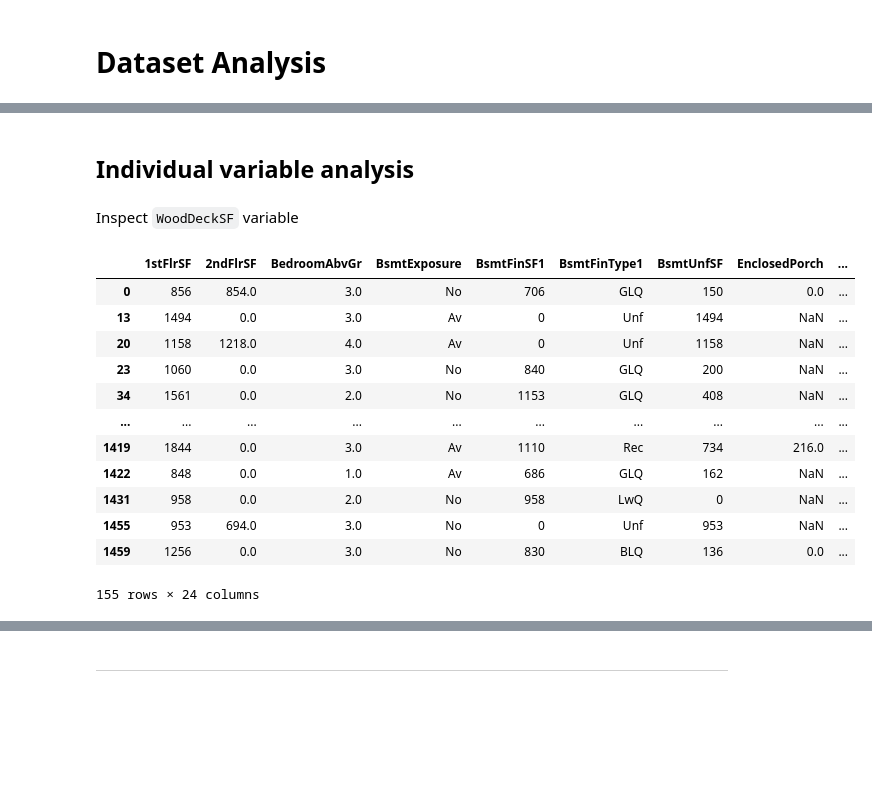
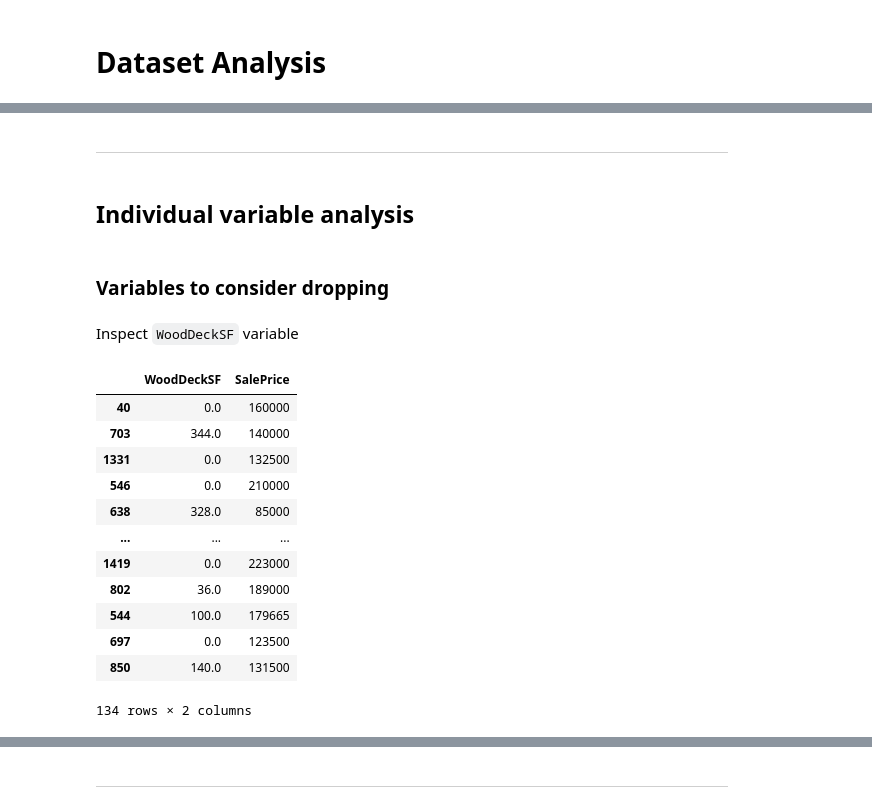
Before and after one commit to JPRodrigues-gh/housing-sales-price-prediction-dashboard, a Jupyter notebook: jupyter_notebooks/data_cleaning.ipynb, the cells around one changed output, grey strips where cells are left out. Drawn from its saved outputs; the diff is of its cells as text; code cells hidden in the pictures; blank space fills up the shorter version.

```diff
--- a/jupyter_notebooks/data_cleaning.ipynb
+++ b/jupyter_notebooks/data_cleaning.ipynb
@@ -55,3 +65,10 @@ import pandas as pd
+# %%
+import numpy as np
+import pandas as pd
+pd.options.display.max_columns = None
+from pandas_profiling import ProfileReport
+from feature_engine.imputation import ArbitraryNumberImputer, CategoricalImputer
+from sklearn.pipeline import Pipeline
 # %% [markdown]
 ---
 # %% [markdown]
@@ -77,0 +298,9 @@ There are however differences in datatypes between the house_prices_records and
+# %%
+from sklearn.model_selection import train_test_split
+TrainSet, TestSet, _, __ = train_test_split(
+                                        df,
+                                        df['SalePrice'],
+                                        test_size=0.2,
+                                        random_state=0)
+
+print(f"TrainSet shape: {TrainSet.shape} \nTestSet shape: {TestSet.shape}")
@@ -78,22 +328,26 @@ There are however differences in datatypes between the house_prices_records and
+# %% [markdown]
+---
 # %% [markdown]
 ## Individual variable analysis
+# %% [markdown]
+### Variables to consider dropping
 # %% [markdown]
 Inspect `WoodDeckSF` variable
 # %%
-df_wooddecksf = df.loc[df['WoodDeckSF'].notnull()]
-df_wooddecksf
+df_wooddecksf = TrainSet.loc[TrainSet['WoodDeckSF'].notnull()]
+df_wooddecksf[['WoodDeckSF', 'SalePrice']]
 # %% [output]
-|  | 1stFlrSF | 2ndFlrSF | BedroomAbvGr | BsmtExposure | BsmtFinSF1 | BsmtFinType1 | BsmtUnfSF | EnclosedPorch | ... |
-| 0 | 856 | 854.0 | 3.0 | No | 706 | GLQ | 150 | 0.0 | ... |
-| 13 | 1494 | 0.0 | 3.0 | Av | 0 | Unf | 1494 | NaN | ... |
-| 20 | 1158 | 1218.0 | 4.0 | Av | 0 | Unf | 1158 | NaN | ... |
-| 23 | 1060 | 0.0 | 3.0 | No | 840 | GLQ | 200 | NaN | ... |
-| 34 | 1561 | 0.0 | 2.0 | No | 1153 | GLQ | 408 | NaN | ... |
-| ... | ... | ... | ... | ... | ... | ... | ... | ... | ... |
-| 1419 | 1844 | 0.0 | 3.0 | Av | 1110 | Rec | 734 | 216.0 | ... |
-| 1422 | 848 | 0.0 | 1.0 | Av | 686 | GLQ | 162 | NaN | ... |
-| 1431 | 958 | 0.0 | 2.0 | No | 958 | LwQ | 0 | NaN | ... |
-| 1455 | 953 | 694.0 | 3.0 | No | 0 | Unf | 953 | NaN | ... |
-| 1459 | 1256 | 0.0 | 3.0 | No | 830 | BLQ | 136 | 0.0 | ... |
+|  | WoodDeckSF | SalePrice |
+| 40 | 0.0 | 160000 |
+| 703 | 344.0 | 140000 |
+| 1331 | 0.0 | 132500 |
+| 546 | 0.0 | 210000 |
+| 638 | 328.0 | 85000 |
+| ... | ... | ... |
+| 1419 | 0.0 | 223000 |
+| 802 | 36.0 | 189000 |
+| 544 | 100.0 | 179665 |
+| 697 | 0.0 | 123500 |
+| 850 | 140.0 | 131500 |
-155 rows × 24 columns
+134 rows × 2 columns
 # %%
```
Also changed, not shown: parts of 115 cells of this notebook, 4 other files.
